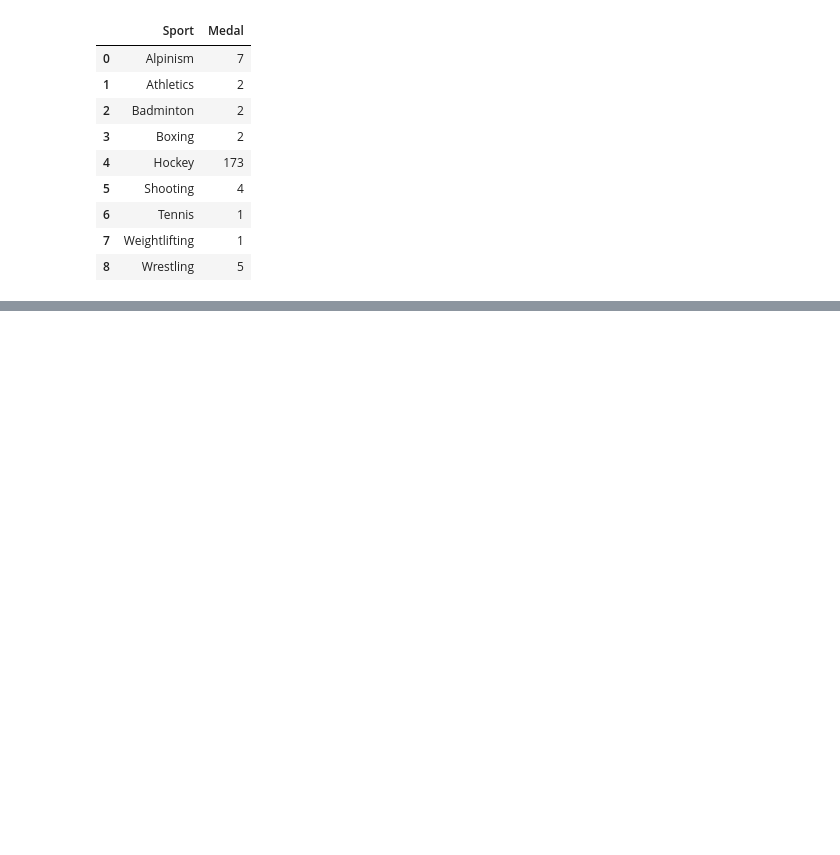
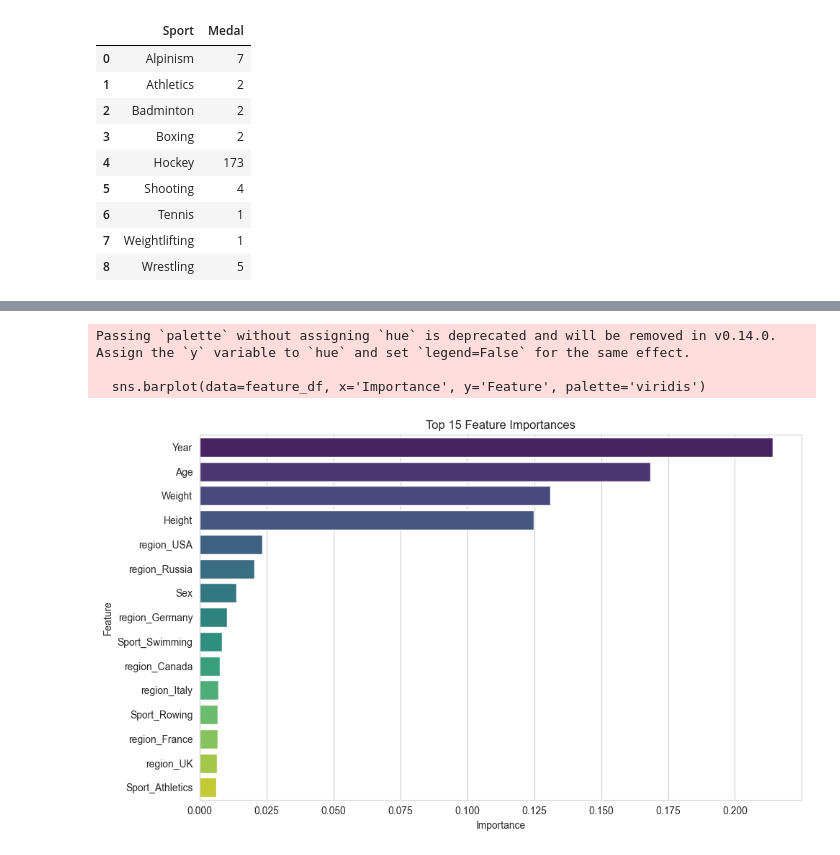
Before and after one commit to kunjagarwal-dev/olympics-data-analysis, a Jupyter notebook: notebooks/olympics_analysis.ipynb, the cells around one changed output, grey strips where cells are left out. Cells and saved outputs as stored; diff of their text form; code cells hidden in the pictures; blank space fills up the shorter version.

```diff
--- a/notebooks/olympics_analysis.ipynb
+++ b/notebooks/olympics_analysis.ipynb
@@ -500,0 +606,3 @@ india_sports.groupby('Sport')['Medal'].count().reset_index()
+# %%
+X = new_df.drop('Medal_Won', axis=1)
+y = new_df['Medal_Won']
@@ -500,0 +695,5 @@ india_sports.groupby('Sport')['Medal'].count().reset_index()
+# %%
+feature_df = pd.DataFrame({
+    'Feature': X.columns,
+    'Importance': model.feature_importances_
+}).sort_values('Importance', ascending=False).head(15)
@@ -500,0 +719,14 @@ india_sports.groupby('Sport')['Medal'].count().reset_index()
+# %%
+plt.figure(figsize=(10, 6))
+sns.barplot(data=feature_df, x='Importance', y='Feature', palette='viridis')
+plt.title('Top 15 Feature Importances')
+plt.xlabel('Importance')
+plt.ylabel('Feature')
+plt.tight_layout()
+plt.savefig("../graphs/feature_importance.png", dpi=150, bbox_inches='tight')
+plt.show()
+# %% [output]
+Passing `palette` without assigning `hue` is deprecated and will be removed in v0.14.0. Assign the `y` variable to `hue` and set `legend=False` for the same effect.
+
+  sns.barplot(data=feature_df, x='Importance', y='Feature', palette='viridis')
+[figure, added]
```
Also changed, not shown: parts of 44 cells of this notebook, 21 other files.
